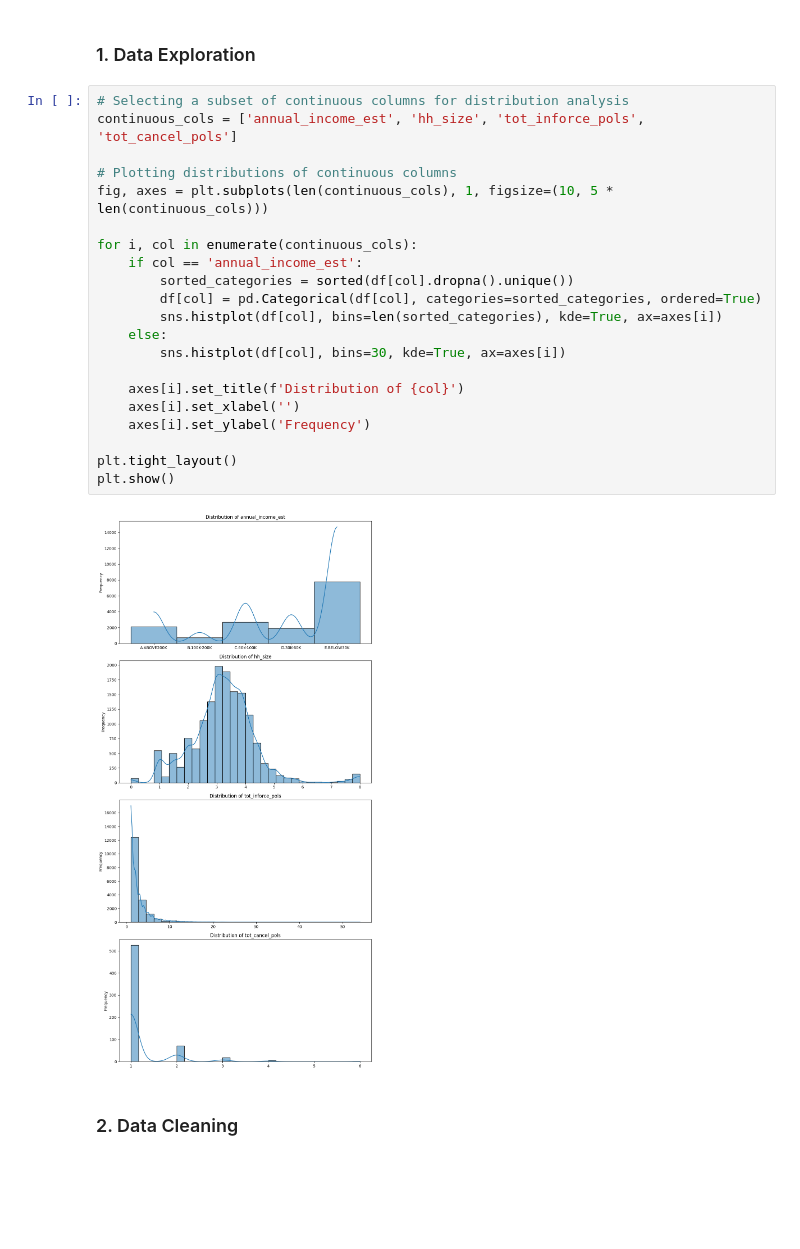
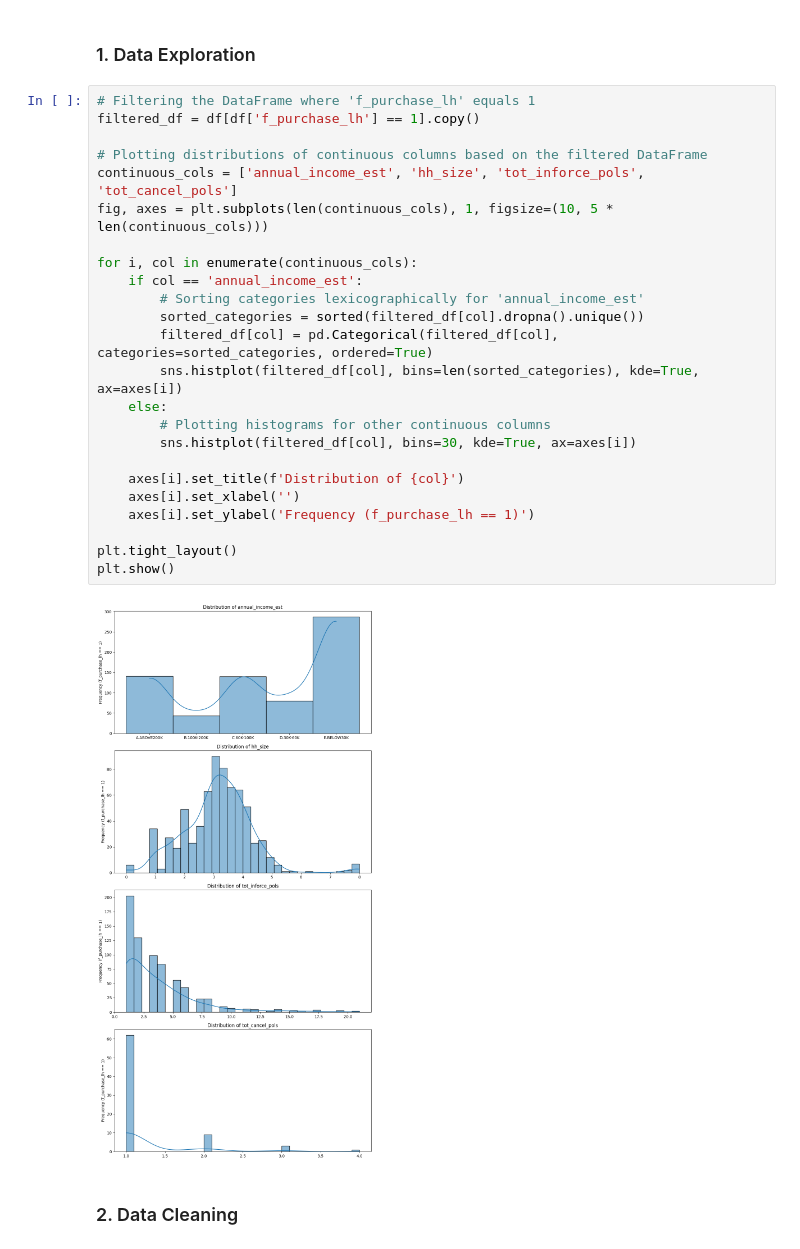
Before and after one commit to kayeugenia/NUS-SDS-Datathon-Singlife-NUS243, a Jupyter notebook: NUS_DATATHON_SINGLIFE_NUS243.ipynb, the cells around one changed output. Saved outputs shown, nothing was run; the diff lists cells and outputs as text; blank space fills up the shorter version.

Commit message:
edit data exploration

```diff
--- a/NUS_DATATHON_SINGLIFE_NUS243.ipynb
+++ b/NUS_DATATHON_SINGLIFE_NUS243.ipynb
@@ -41,28 +41,31 @@ Length: 304, dtype: object
 # %% [markdown]
 ### 1. Data Exploration
 # %%
-# Selecting a subset of continuous columns for distribution analysis
+# Filtering the DataFrame where 'f_purchase_lh' equals 1
+filtered_df = df[df['f_purchase_lh'] == 1].copy()
+
+# Plotting distributions of continuous columns based on the filtered DataFrame
 continuous_cols = ['annual_income_est', 'hh_size', 'tot_inforce_pols', 'tot_cancel_pols']
-
-# Plotting distributions of continuous columns
 fig, axes = plt.subplots(len(continuous_cols), 1, figsize=(10, 5 * len(continuous_cols)))
 
 for i, col in enumerate(continuous_cols):
     if col == 'annual_income_est':
-        sorted_categories = sorted(df[col].dropna().unique())
-        df[col] = pd.Categorical(df[col], categories=sorted_categories, ordered=True)
-        sns.histplot(df[col], bins=len(sorted_categories), kde=True, ax=axes[i])
+        # Sorting categories lexicographically for 'annual_income_est'
+        sorted_categories = sorted(filtered_df[col].dropna().unique())
+        filtered_df[col] = pd.Categorical(filtered_df[col], categories=sorted_categories, ordered=True)
+        sns.histplot(filtered_df[col], bins=len(sorted_categories), kde=True, ax=axes[i])
     else:
-        sns.histplot(df[col], bins=30, kde=True, ax=axes[i])
+        # Plotting histograms for other continuous columns
+        sns.histplot(filtered_df[col], bins=30, kde=True, ax=axes[i])
 
     axes[i].set_title(f'Distribution of {col}')
     axes[i].set_xlabel('')
-    axes[i].set_ylabel('Frequency')
+    axes[i].set_ylabel('Frequency (f_purchase_lh == 1)')
 
 plt.tight_layout()
 plt.show()
 # %% [output]
-[figure, old version]
+[figure, new version]
 # %% [markdown]
 ### 2. Data Cleaning
 # %%
```
